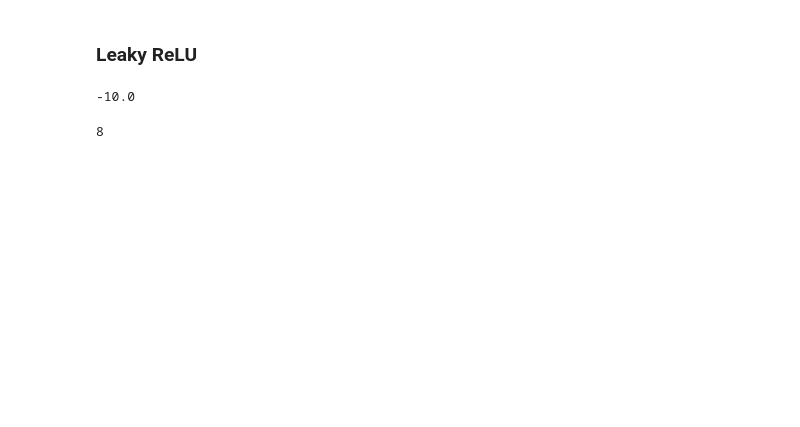
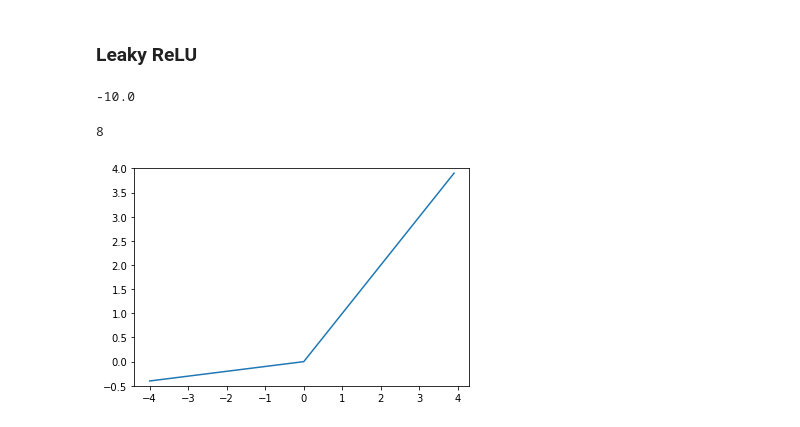
Before and after one commit to gkstlsgp3as/Deep_Learning_Tutorial, a Jupyter notebook: 2. Loss Function.ipynb, the cells around one changed output. Cells and saved outputs as stored; diff of their text form; code cells hidden in the pictures; blank space fills up the shorter version.

```diff
--- a/2. Loss Function.ipynb
+++ b/2. Loss Function.ipynb
@@ -56,7 +90,7 @@ relu(8)
 ### Leaky ReLU
 # %%
 def leaky_relu(x):
-    return max(0.1*x, x)
+    return np.maximum(0.1*x, x)#max(0.1*x, x)
 # %%
 leaky_relu(-100)
 # %% [output]
@@ -65,3 +99,12 @@ leaky_relu(-100)
 leaky_relu(8)
 # %% [output]
 8
+# %%
+x = np.arange(-4.0, 4.0, 0.1)
+y = leaky_relu(x)
+
+plt.plot(x, y)
+plt.ylim(-0.5,4)
+plt.show()
+# %% [output]
+[figure, added]
```
Also changed, not shown: parts of 6 cells of this notebook.
